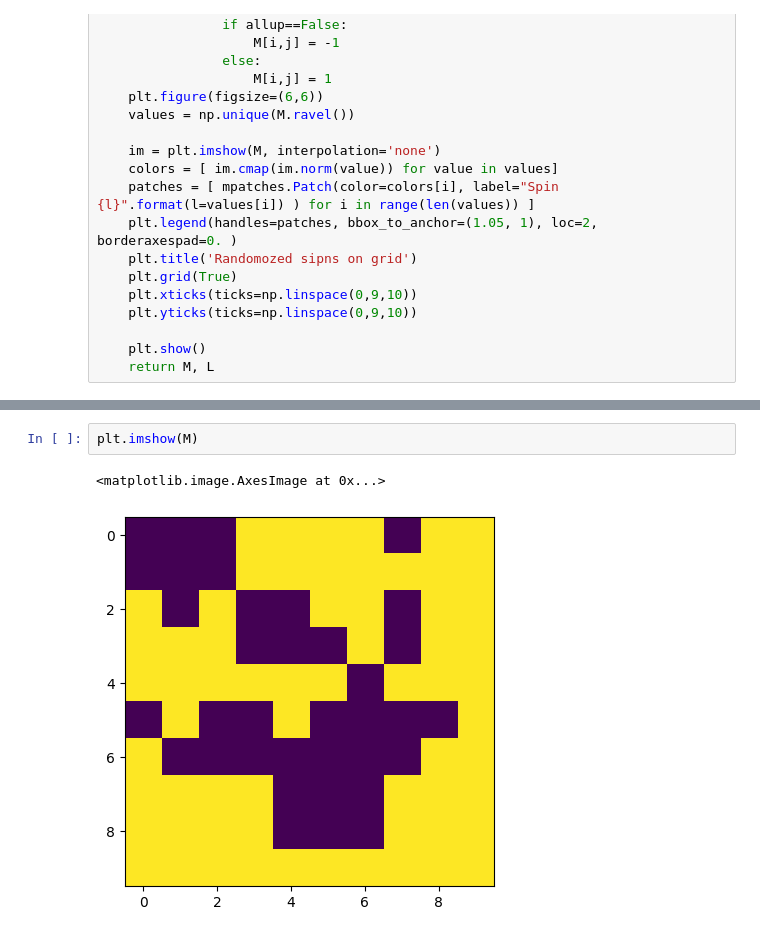
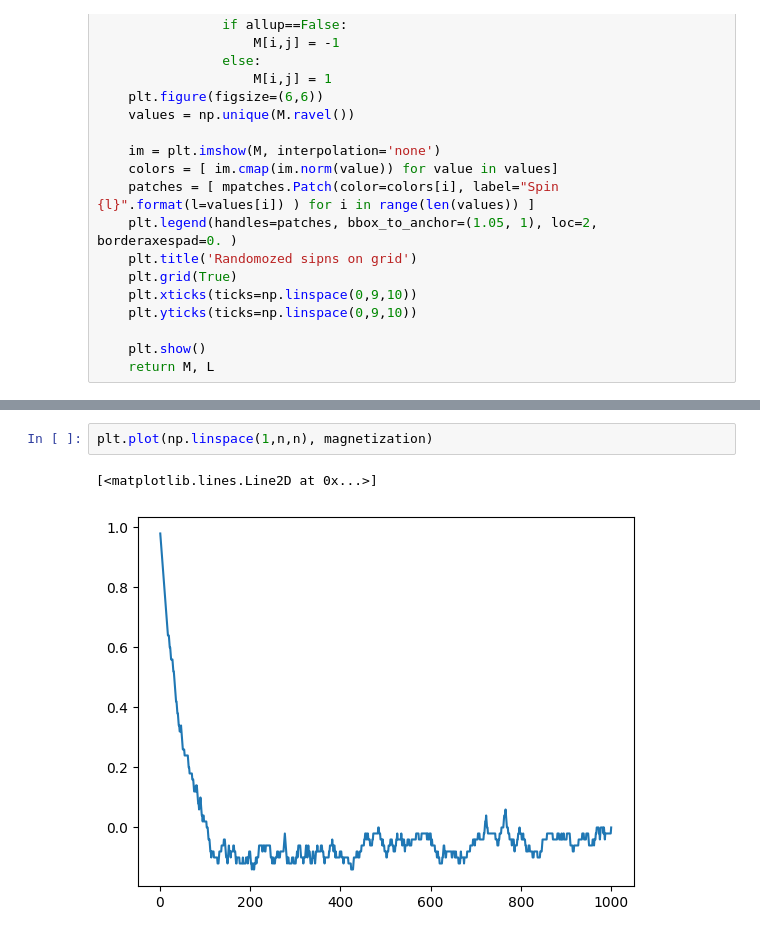
Before and after one commit to axelkat/statfmc, a Jupyter notebook: isingmodel.ipynb, the cells around one changed output, grey strips where cells are left out. Cells and saved outputs as stored; diff of their text form.

```diff
--- a/isingmodel.ipynb
+++ b/isingmodel.ipynb
@@ -65,5 +80,5 @@ plt.plot(np.linspace(1,n,n),Data)
-# %%
-plt.imshow(M)
-# %% [output]
-<matplotlib.image.AxesImage at 0x...>
-[figure, removed]
+# %%
+plt.plot(np.linspace(1,n,n), magnetization)
+# %% [output]
+[<matplotlib.lines.Line2D at 0x...>]
+[figure, added]
```
Also changed, not shown: parts of 3 cells of this notebook.
